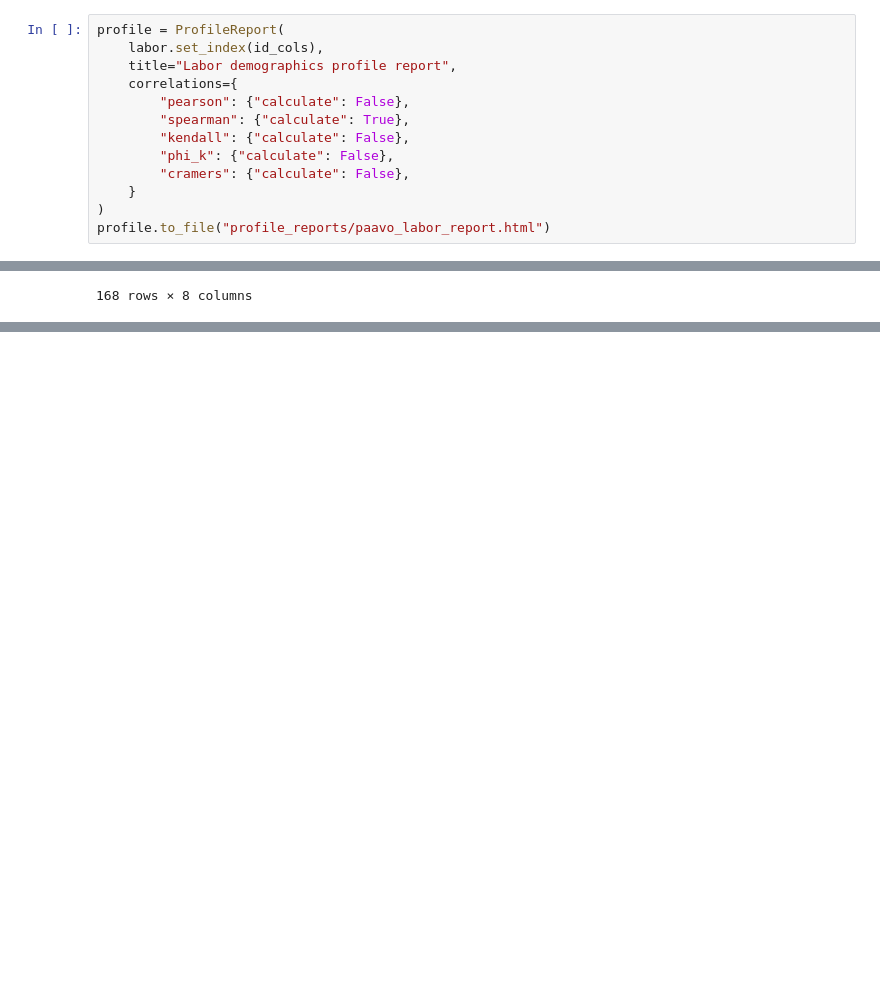
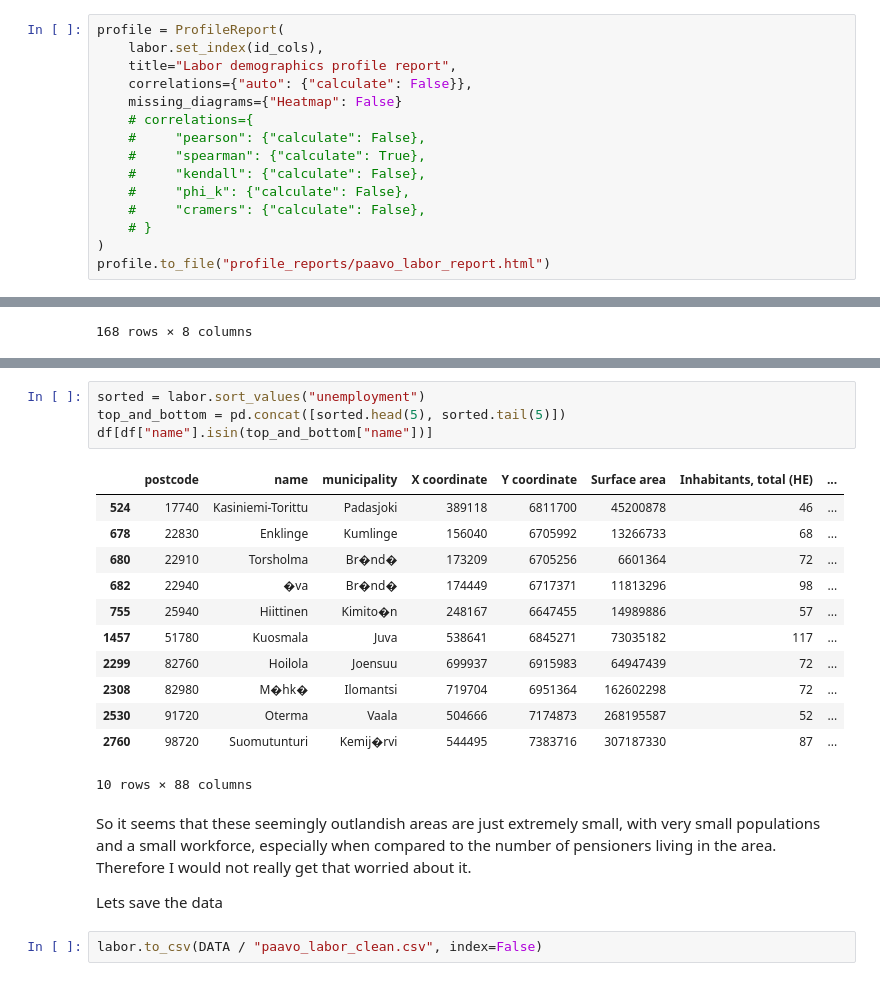
Before and after one commit to rasmussiljander/self-learning, a Jupyter notebook: postalcode_analysis/data_exploration/living_and_labor.ipynb, the cells around one changed output, grey strips where cells are left out. Cells and saved outputs as stored; diff of their text form; blank space fills up the shorter version.

Commit message:
update labor discussion

```diff
--- a/postalcode_analysis/data_exploration/living_and_labor.ipynb
+++ b/postalcode_analysis/data_exploration/living_and_labor.ipynb
@@ -435,13 +429,15 @@ Now that we have the relevant data collected and cleaned, lets do some area data
 profile = ProfileReport(
     labor.set_index(id_cols),
     title="Labor demographics profile report",
-    correlations={
-        "pearson": {"calculate": False},
-        "spearman": {"calculate": True},
-        "kendall": {"calculate": False},
-        "phi_k": {"calculate": False},
-        "cramers": {"calculate": False},
-    }
+    correlations={"auto": {"calculate": False}},
+    missing_diagrams={"Heatmap": False}
+    # correlations={
+    #     "pearson": {"calculate": False},
+    #     "spearman": {"calculate": True},
+    #     "kendall": {"calculate": False},
+    #     "phi_k": {"calculate": False},
+    #     "cramers": {"calculate": False},
+    # }
 )
 profile.to_file("profile_reports/paavo_labor_report.html")
 # %% [output]
@@ -533,0 +523,23 @@ It seems that this is simply a feature of the data - some places just don't have
+# %%
+sorted = labor.sort_values("unemployment")
+top_and_bottom = pd.concat([sorted.head(5), sorted.tail(5)])
+df[df["name"].isin(top_and_bottom["name"])]
+# %% [output]
+|  | postcode | name | municipality | X coordinate | Y coordinate | Surface area | Inhabitants, total (HE) | ... |
+| 524 | 17740 | Kasiniemi-Torittu | Padasjoki | 389118 | 6811700 | 45200878 | 46 | ... |
+| 678 | 22830 | Enklinge | Kumlinge | 156040 | 6705992 | 13266733 | 68 | ... |
+| 680 | 22910 | Torsholma | Br�nd� | 173209 | 6705256 | 6601364 | 72 | ... |
+| 682 | 22940 | �va | Br�nd� | 174449 | 6717371 | 11813296 | 98 | ... |
+| 755 | 25940 | Hiittinen | Kimito�n | 248167 | 6647455 | 14989886 | 57 | ... |
+| 1457 | 51780 | Kuosmala | Juva | 538641 | 6845271 | 73035182 | 117 | ... |
+| 2299 | 82760 | Hoilola | Joensuu | 699937 | 6915983 | 64947439 | 72 | ... |
+| 2308 | 82980 | M�hk� | Ilomantsi | 719704 | 6951364 | 162602298 | 72 | ... |
+| 2530 | 91720 | Oterma | Vaala | 504666 | 7174873 | 268195587 | 52 | ... |
+| 2760 | 98720 | Suomutunturi | Kemij�rvi | 544495 | 7383716 | 307187330 | 87 | ... |
+10 rows × 88 columns
+# %% [markdown]
+So it seems that these seemingly outlandish areas are just extremely small, with very small populations and a small workforce, especially when compared to the number of pensioners living in the area. Therefore I would not really get that worried about it.
+
+Lets save the data
+# %%
+labor.to_csv(DATA / "paavo_labor_clean.csv", index=False)
```
Also changed, not shown: parts of 16 cells of this notebook.
